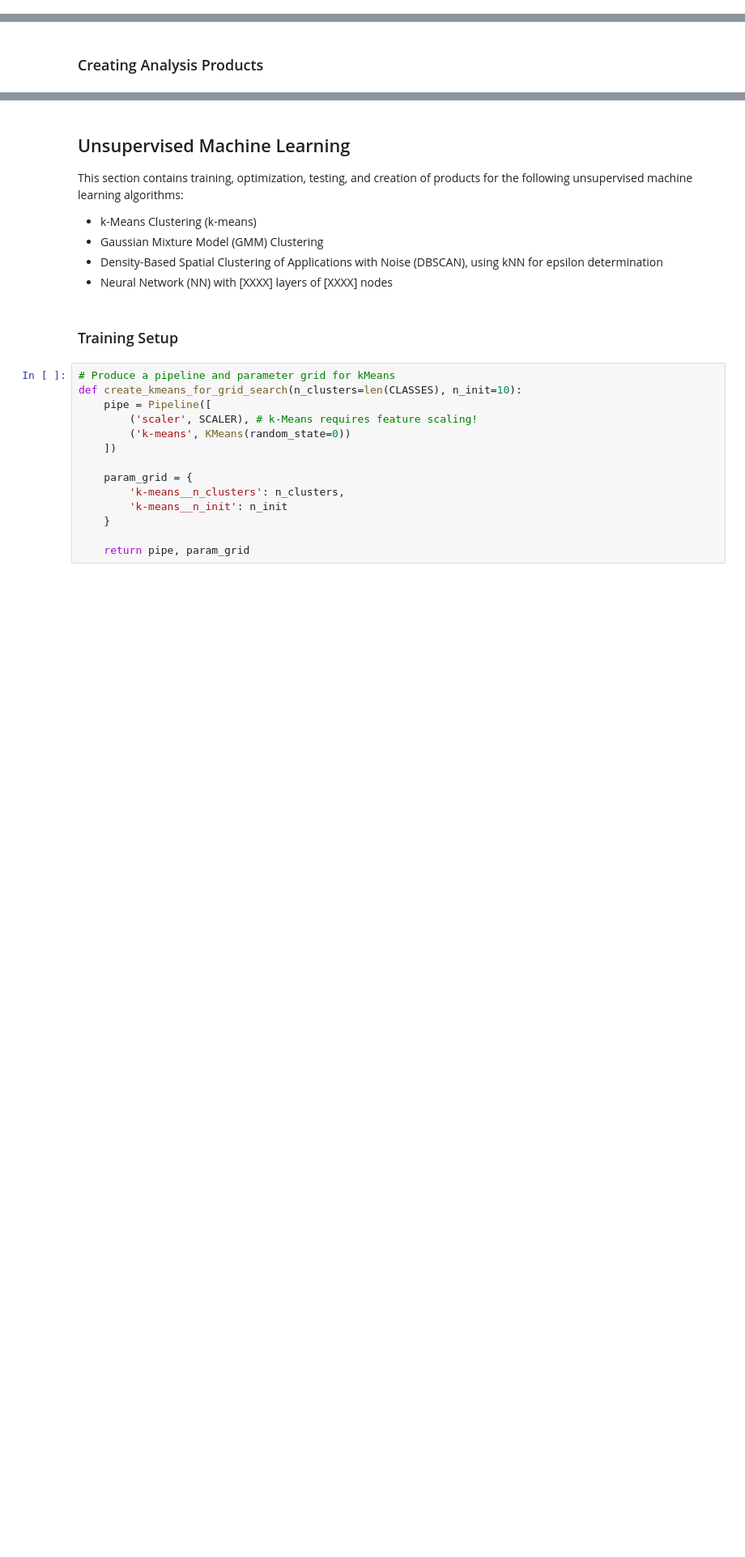
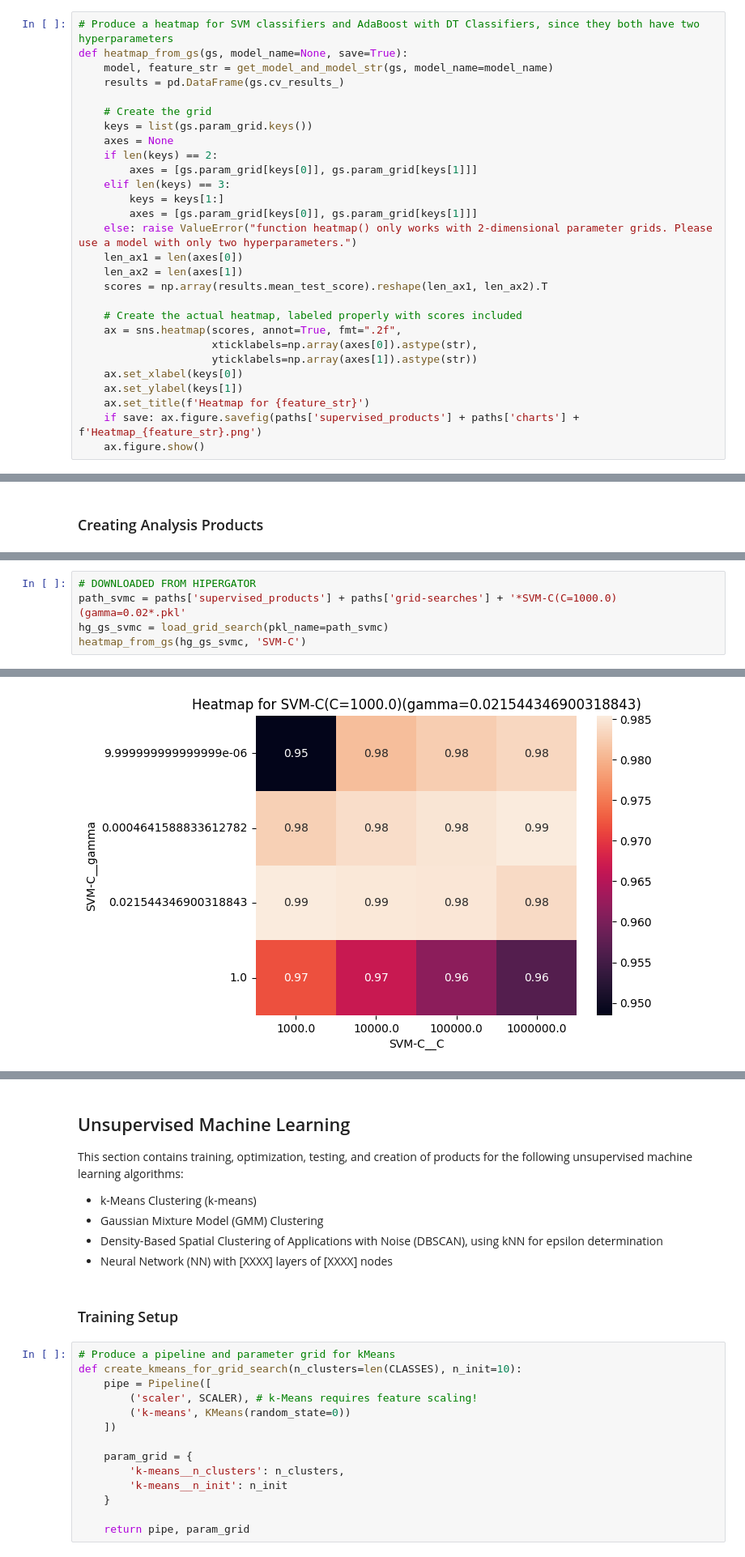
Before and after one commit to eli-johnson-04/sdss-performance-comparison, a Jupyter notebook: script.ipynb, the cells around one changed output, grey strips where cells are left out. Shown: that part at 81% size. Drawn from its saved outputs; the diff is of its cells as text; blank space fills up the shorter version.

```diff
--- a/script.ipynb
+++ b/script.ipynb
@@ -445,3 +425,31 @@ def svmc_heatmap(gs_svm, save=True):
+# %%
+# Produce a heatmap for SVM classifiers and AdaBoost with DT Classifiers, since they both have two hyperparameters
+def heatmap_from_gs(gs, model_name=None, save=True):
+    model, feature_str = get_model_and_model_str(gs, model_name=model_name)
+    results = pd.DataFrame(gs.cv_results_)
+
+    # Create the grid
+    keys = list(gs.param_grid.keys())
+    axes = None
+    if len(keys) == 2:
+        axes = [gs.param_grid[keys[0]], gs.param_grid[keys[1]]]
+    elif len(keys) == 3:
+        keys = keys[1:]
+        axes = [gs.param_grid[keys[0]], gs.param_grid[keys[1]]]
+    else: raise ValueError("function heatmap() only works with 2-dimensional parameter grids. Please use a model with only two hyperparameters.")
+    len_ax1 = len(axes[0])
+    len_ax2 = len(axes[1])
+    scores = np.array(results.mean_test_score).reshape(len_ax1, len_ax2).T
+
+    # Create the actual heatmap, labeled properly with scores included
+    ax = sns.heatmap(scores, annot=True, fmt=".2f",
+                     xticklabels=np.array(axes[0]).astype(str),
+                     yticklabels=np.array(axes[1]).astype(str))
+    ax.set_xlabel(keys[0])
+    ax.set_ylabel(keys[1])
+    ax.set_title(f'Heatmap for {feature_str}')
+    if save: ax.figure.savefig(paths['supervised_products'] + paths['charts'] + f'Heatmap_{feature_str}.png')
+    ax.figure.show()
 # %% [markdown]
 #### RF Classifier
 # %% [markdown]
@@ -471,0 +516,6 @@ gs_adaboost = get_grid_search_results(pipe_adaboost, pg_adaboost)
+# %%
+# DOWNLOADED FROM HIPERGATOR
+path_svmc = paths['supervised_products'] + paths['grid-searches'] + '*SVM-C(C=1000.0)(gamma=0.02*.pkl'
+hg_gs_svmc = load_grid_search(pkl_name=path_svmc)
+heatmap_from_gs(hg_gs_svmc, 'SVM-C')
+# %% [output]
@@ -471,0 +523 @@ gs_adaboost = get_grid_search_results(pipe_adaboost, pg_adaboost)
+[figure, added]
```
Also changed, not shown: parts of 35 cells of this notebook, 14 other files.
